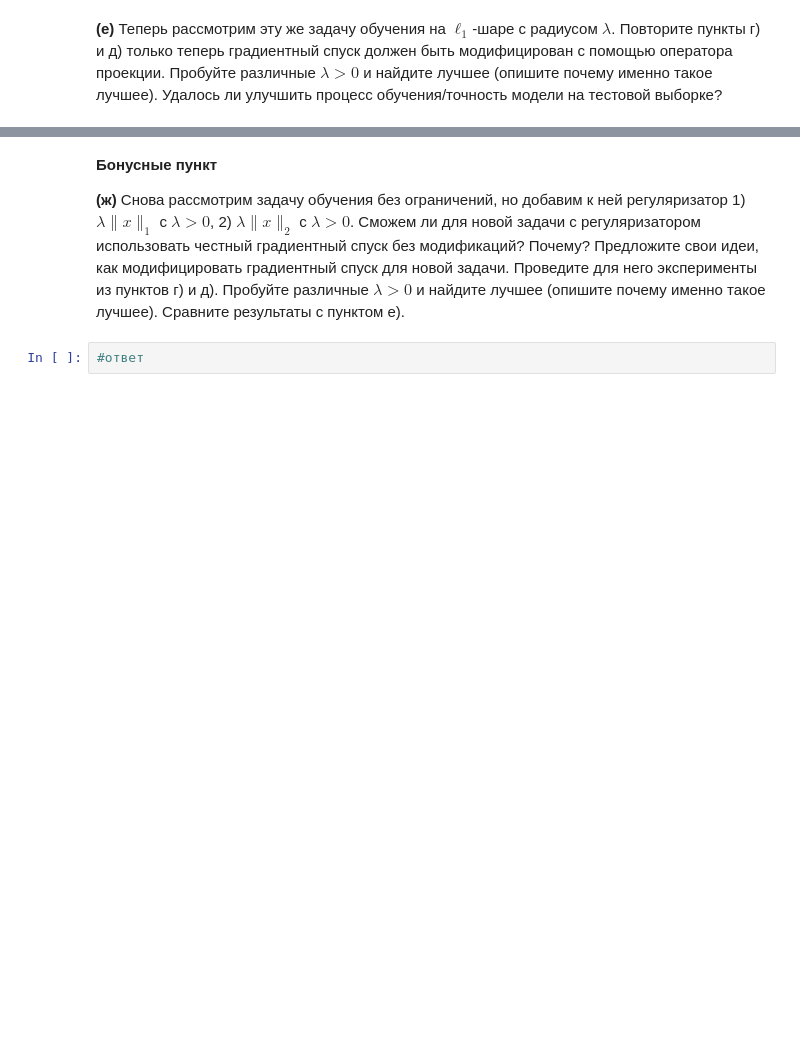
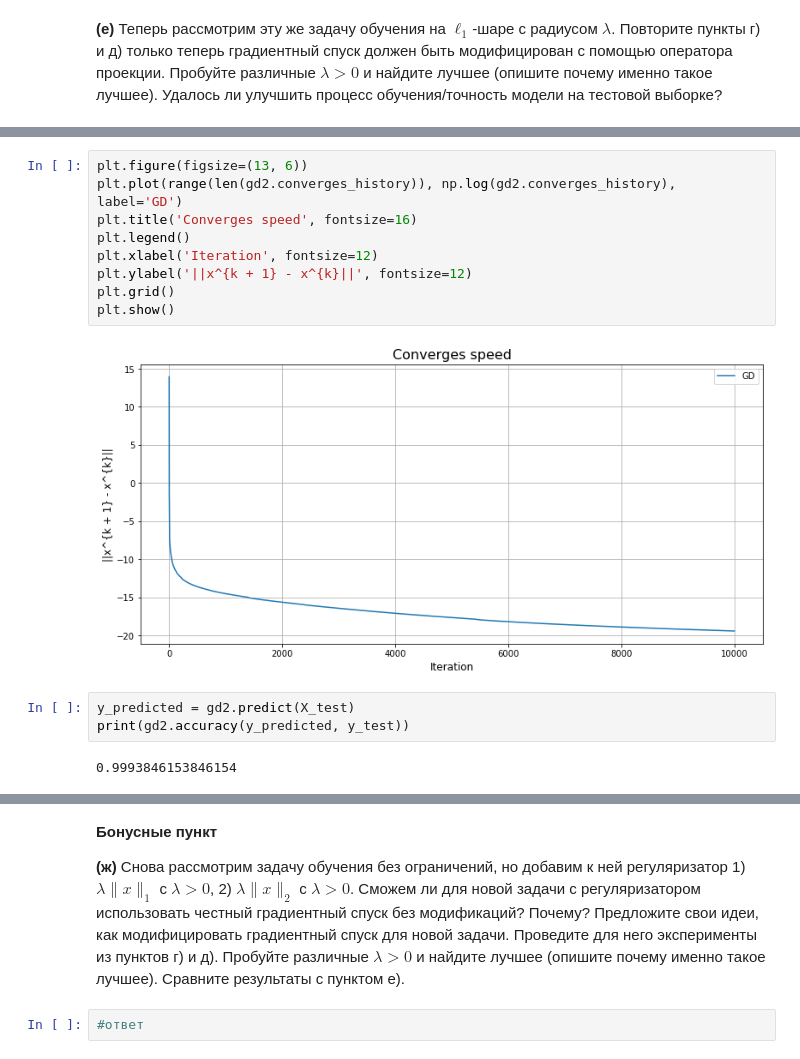
Before and after one commit to HAshIRa7/Optimization-methods, a Jupyter notebook: Optimization_HW_2.ipynb, the cells around one changed output, grey strips where cells are left out. Saved outputs shown, nothing was run; the diff lists cells and outputs as text; blank space fills up the shorter version.

```diff
--- a/Optimization_HW_2.ipynb
+++ b/Optimization_HW_2.ipynb
@@ -219,0 +368,16 @@ __(e)__ Теперь рассмотрим эту же задачу обучен
+# %%
+plt.figure(figsize=(13, 6))
+plt.plot(range(len(gd2.converges_history)), np.log(gd2.converges_history), label='GD')
+plt.title('Converges speed', fontsize=16)
+plt.legend()
+plt.xlabel('Iteration', fontsize=12)
+plt.ylabel('||x^{k + 1} - x^{k}||', fontsize=12)
+plt.grid()
+plt.show()
+# %% [output]
+[figure, added]
+# %%
+y_predicted = gd2.predict(X_test)
+print(gd2.accuracy(y_predicted, y_test))
+# %% [output]
+0.9993846153846154
```
Also changed, not shown: parts of 31 cells of this notebook.
